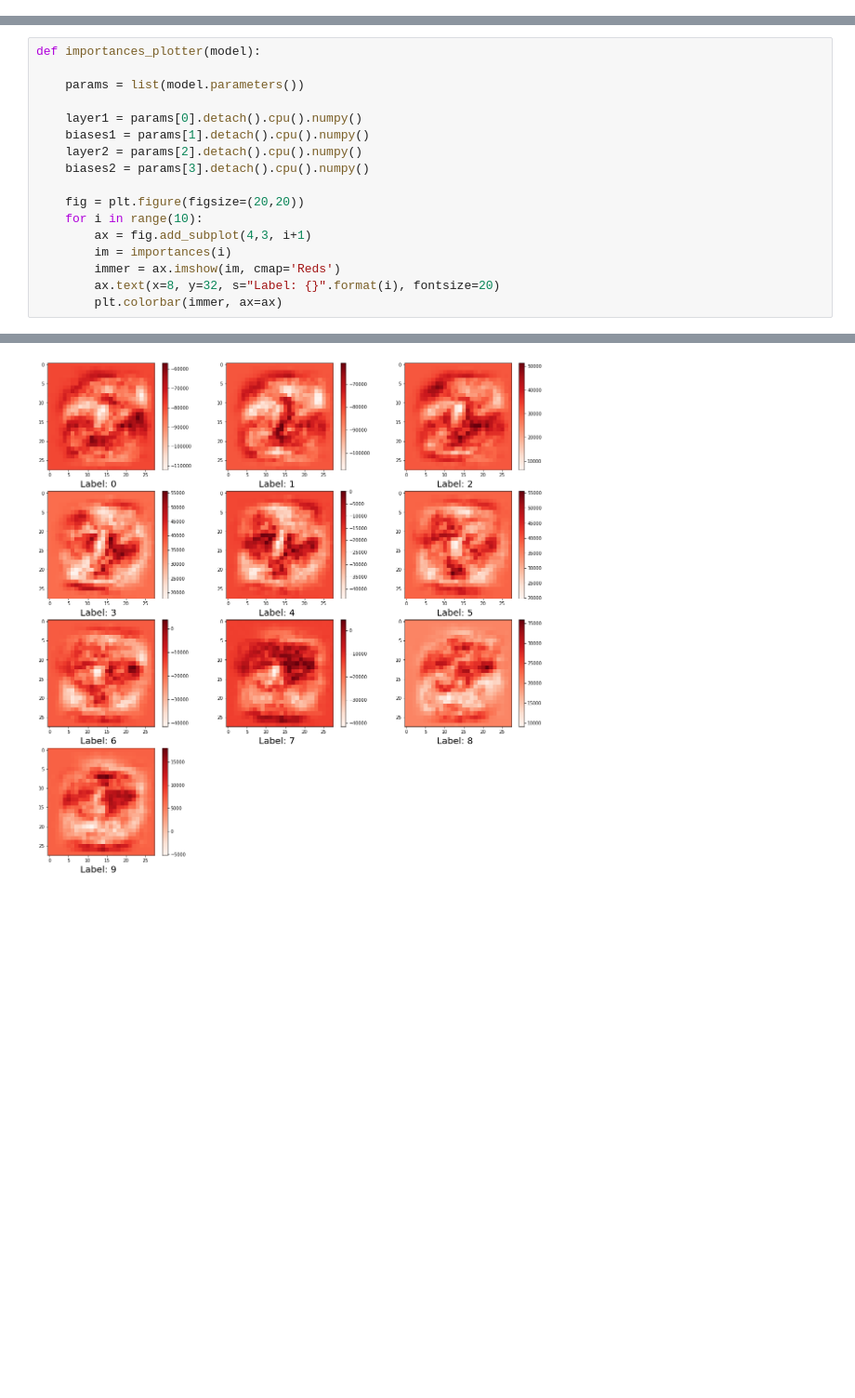
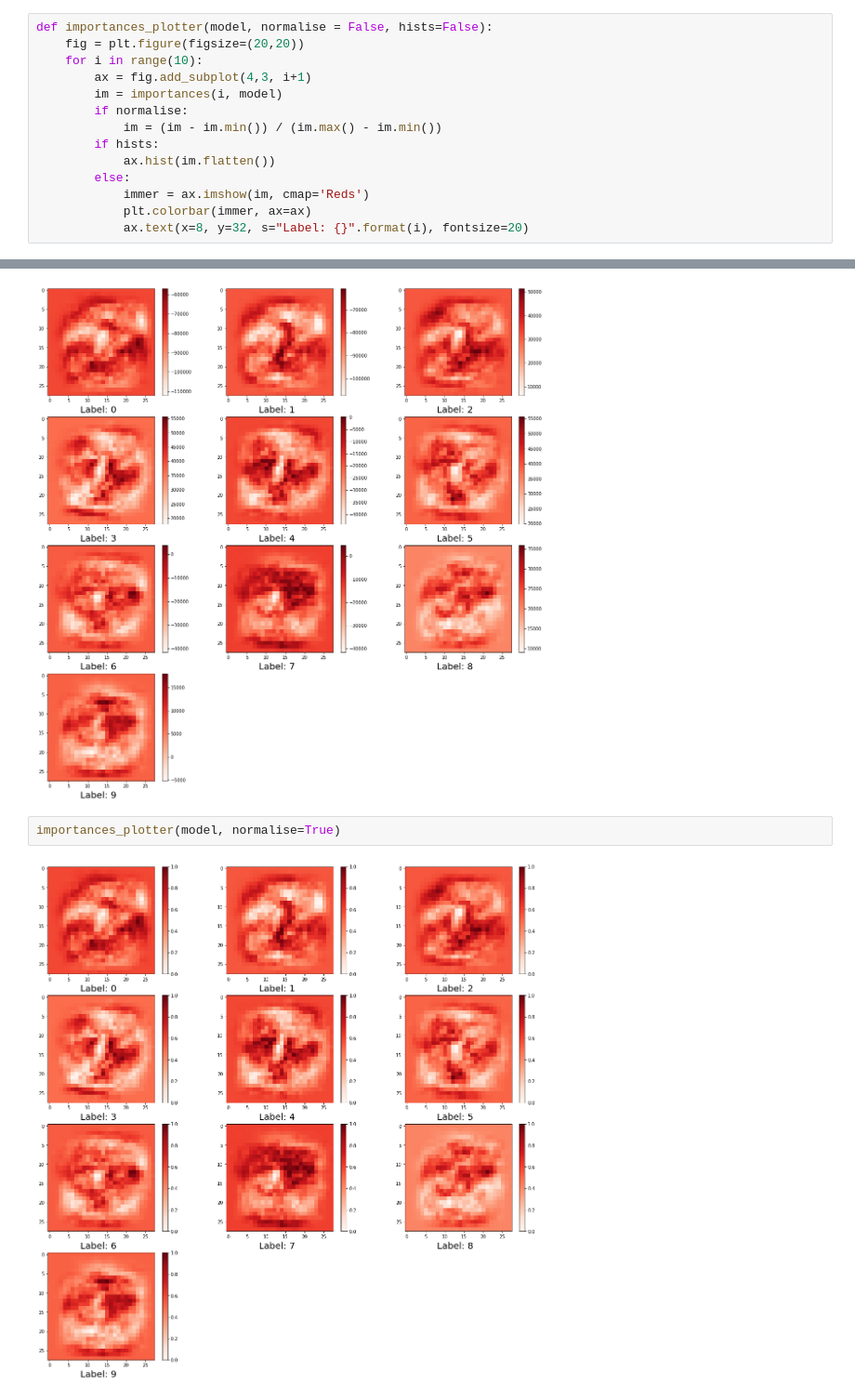
Before and after one commit to James-Brooke/Study, a Jupyter notebook: PyTorch/Looking inside the most resistant models.ipynb, the cells around one changed output, grey strips where cells are left out. Shown at 93% size. Cells and saved outputs as stored; diff of their text form; blank space fills up the shorter version.

Commit message:
importances plotter normalize + hists

```diff
--- a/PyTorch/Looking inside the most resistant models.ipynb
+++ b/PyTorch/Looking inside the most resistant models.ipynb
@@ -134,3 +155,17 @@ def rebuild_from_save(df, generation, position):
+# %%
+def importances_plotter(model, normalise = False, hists=False):
+    fig = plt.figure(figsize=(20,20))
+    for i in range(10):
+        ax = fig.add_subplot(4,3, i+1)
+        im = importances(i, model)
+        if normalise:
+            im = (im - im.min()) / (im.max() - im.min())
+        if hists:
+            ax.hist(im.flatten())
+        else:
+            immer = ax.imshow(im, cmap='Reds')
+            plt.colorbar(immer, ax=ax)
+            ax.text(x=8, y=32, s="Label: {}".format(i), fontsize=20)
 # %% [markdown]
 # Exploration
 # %%
@@ -203,21 +229,8 @@ def importances(label):
-# %%
-def importances_plotter(model):
-
-    params = list(model.parameters())
-
-    layer1 = params[0].detach().cpu().numpy()
-    biases1 = params[1].detach().cpu().numpy()
-    layer2 = params[2].detach().cpu().numpy()
-    biases2 = params[3].detach().cpu().numpy()
-
-    fig = plt.figure(figsize=(20,20))
-    for i in range(10):
-        ax = fig.add_subplot(4,3, i+1)
-        im = importances(i)
-        immer = ax.imshow(im, cmap='Reds')
-        ax.text(x=8, y=32, s="Label: {}".format(i), fontsize=20)
-        plt.colorbar(immer, ax=ax)
 # %%
 importances_plotter(model)
 # %% [output]
 [figure]
+# %%
+importances_plotter(model, normalise=True)
+# %% [output]
+[figure, added]
```
Also changed, not shown: parts of 13 cells of this notebook.
